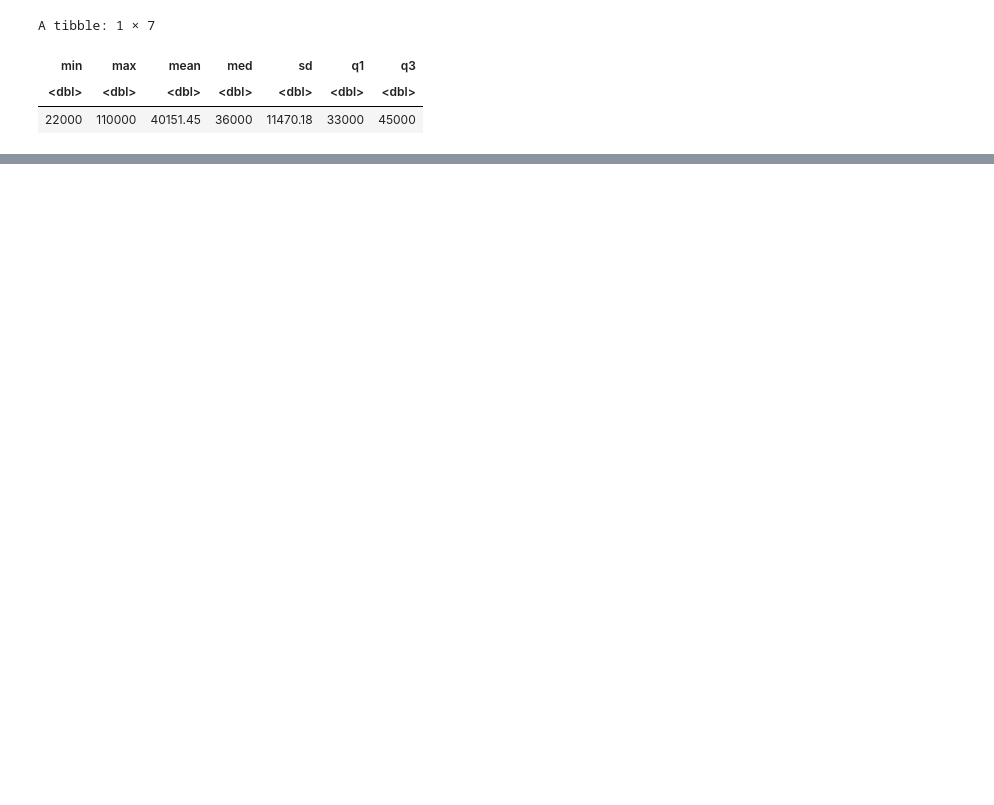
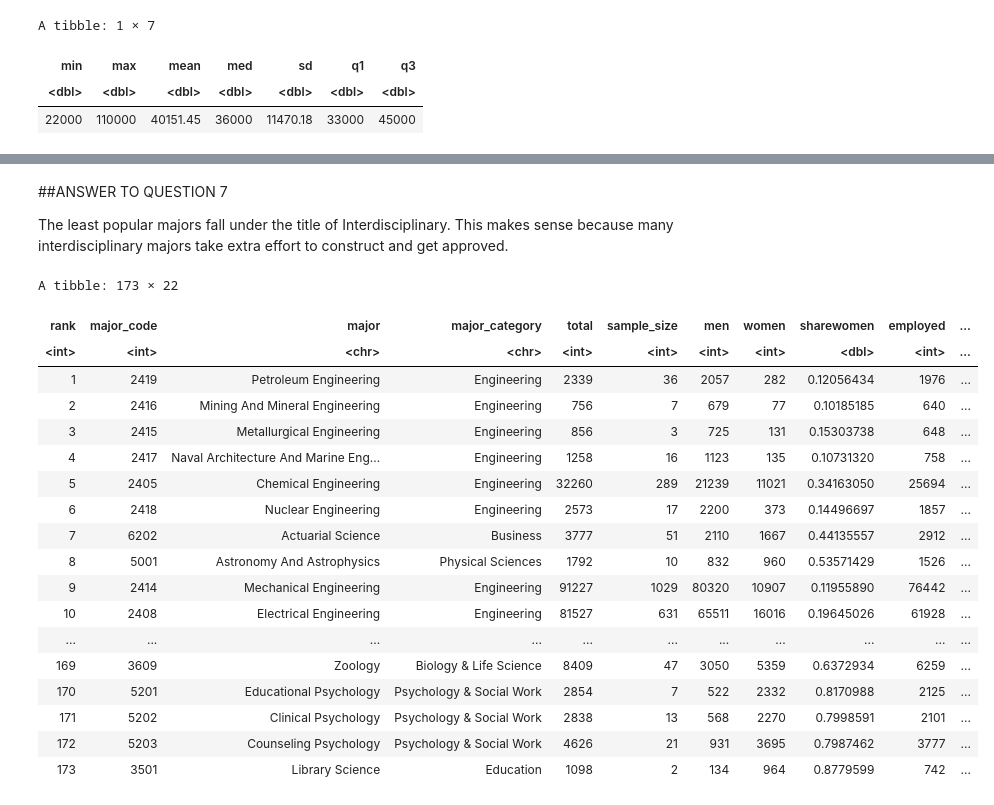
Before and after one commit to KyleSprague/DCS_210, a Jupyter notebook: Project_3.ipynb, the cells around one changed output, grey strips where cells are left out. Drawn from its saved outputs; the diff is of its cells as text; code cells hidden in the pictures; blank space fills up the shorter version.

```diff
--- a/Project_3.ipynb
+++ b/Project_3.ipynb
@@ -200,0 +268,4 @@ min	max	mean	med	sd	q1	q3
+# %% [markdown]
+##ANSWER TO QUESTION 7
+
+The least popular majors fall under the title of Interdisciplinary. This makes sense because many interdisciplinary majors take extra effort to construct and get approved.
@@ -200,0 +277,25 @@ min	max	mean	med	sd	q1	q3
+# %%
+college_recent_grads <- college_recent_grads %>%
+  mutate(major_type = ifelse(major_category %in% stem_categories, "stem", "not stem"))
+
+college_recent_grads
+# %% [output]
+A tibble: 173 × 22
+| rank | major_code | major | major_category | total | sample_size | men | women | sharewomen | employed | ... |
+| <int> | <int> | <chr> | <chr> | <int> | <int> | <int> | <int> | <dbl> | <int> | ... |
+| 1 | 2419 | Petroleum Engineering | Engineering | 2339 | 36 | 2057 | 282 | 0.12056434 | 1976 | ... |
+| 2 | 2416 | Mining And Mineral Engineering | Engineering | 756 | 7 | 679 | 77 | 0.10185185 | 640 | ... |
+| 3 | 2415 | Metallurgical Engineering | Engineering | 856 | 3 | 725 | 131 | 0.15303738 | 648 | ... |
+| 4 | 2417 | Naval Architecture And Marine Eng... | Engineering | 1258 | 16 | 1123 | 135 | 0.10731320 | 758 | ... |
+| 5 | 2405 | Chemical Engineering | Engineering | 32260 | 289 | 21239 | 11021 | 0.34163050 | 25694 | ... |
+| 6 | 2418 | Nuclear Engineering | Engineering | 2573 | 17 | 2200 | 373 | 0.14496697 | 1857 | ... |
+| 7 | 6202 | Actuarial Science | Business | 3777 | 51 | 2110 | 1667 | 0.44135557 | 2912 | ... |
+| 8 | 5001 | Astronomy And Astrophysics | Physical Sciences | 1792 | 10 | 832 | 960 | 0.53571429 | 1526 | ... |
+| 9 | 2414 | Mechanical Engineering | Engineering | 91227 | 1029 | 80320 | 10907 | 0.11955890 | 76442 | ... |
+| 10 | 2408 | Electrical Engineering | Engineering | 81527 | 631 | 65511 | 16016 | 0.19645026 | 61928 | ... |
+| ... | ... | ... | ... | ... | ... | ... | ... | ... | ... | ... |
+| 169 | 3609 | Zoology | Biology & Life Science | 8409 | 47 | 3050 | 5359 | 0.6372934 | 6259 | ... |
+| 170 | 5201 | Educational Psychology | Psychology & Social Work | 2854 | 7 | 522 | 2332 | 0.8170988 | 2125 | ... |
+| 171 | 5202 | Clinical Psychology | Psychology & Social Work | 2838 | 13 | 568 | 2270 | 0.7998591 | 2101 | ... |
+| 172 | 5203 | Counseling Psychology | Psychology & Social Work | 4626 | 21 | 931 | 3695 | 0.7987462 | 3777 | ... |
+| 173 | 3501 | Library Science | Education | 1098 | 2 | 134 | 964 | 0.8779599 | 742 | ... |
```
Also changed, not shown: parts of 18 cells of this notebook.
